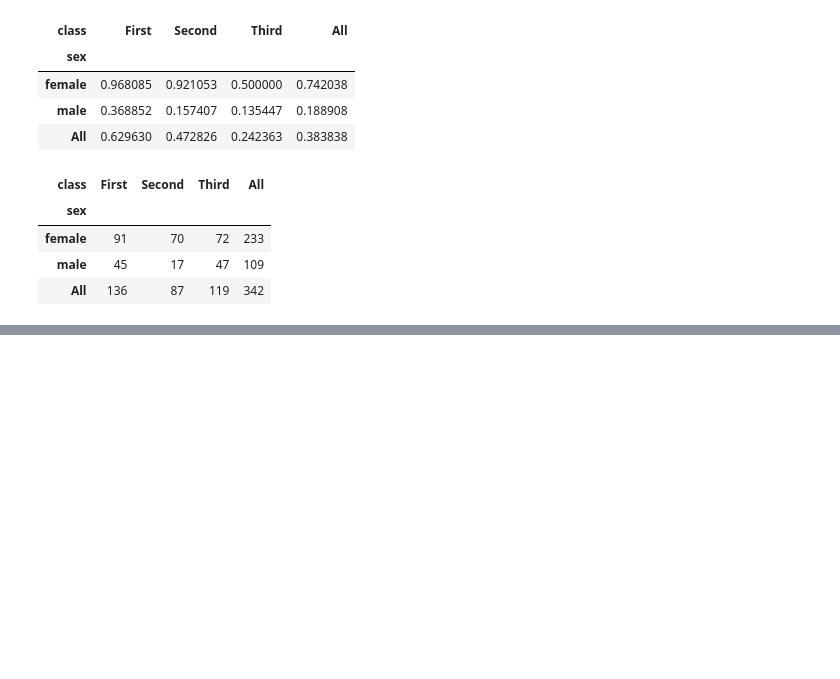
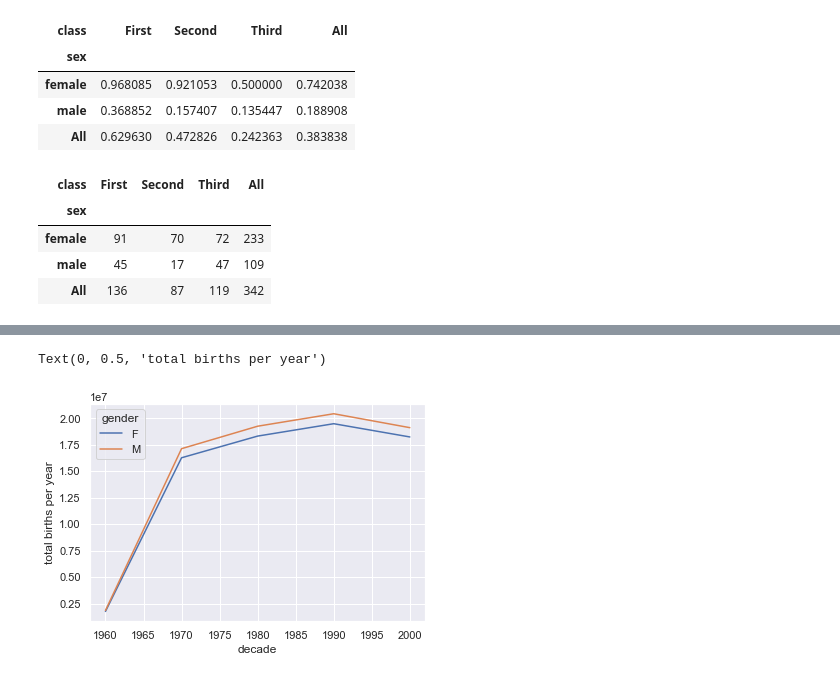
Before and after one commit to I-Trush/Jake_VanderPlas, a Jupyter notebook: vander_plus_3_Pandas_09.ipynb, the cells around one changed output, grey strips where cells are left out. Drawn from its saved outputs; the diff is of its cells as text; code cells hidden in the pictures; blank space fills up the shorter version.

```diff
--- a/vander_plus_3_Pandas_09.ipynb
+++ b/vander_plus_3_Pandas_09.ipynb
@@ -232,0 +242,3 @@ titanic.pivot_table('survived', index='sex', columns='class', margins=True, aggf
+# %%
+birth = pd.read_csv('data/births.csv')
+birth
@@ -232,0 +259,4 @@ titanic.pivot_table('survived', index='sex', columns='class', margins=True, aggf
+# %%
+# Добавим столбец для десятилетия
+birth['decade'] = 10 * (birth['year'] // 10)
+birth
@@ -232,0 +287,8 @@ titanic.pivot_table('survived', index='sex', columns='class', margins=True, aggf
+# %%
+import matplotlib.pyplot as plt
+sns.set()  # используем стили библиотеки seaborn
+birth.pivot_table('births', index='decade', columns='gender', aggfunc=sum).plot()
+plt.ylabel('total births per year')
+# %% [output]
+Text(0, 0.5, 'total births per year')
+[figure, added]
```
Also changed, not shown: parts of 23 cells of this notebook, 1 other file.
